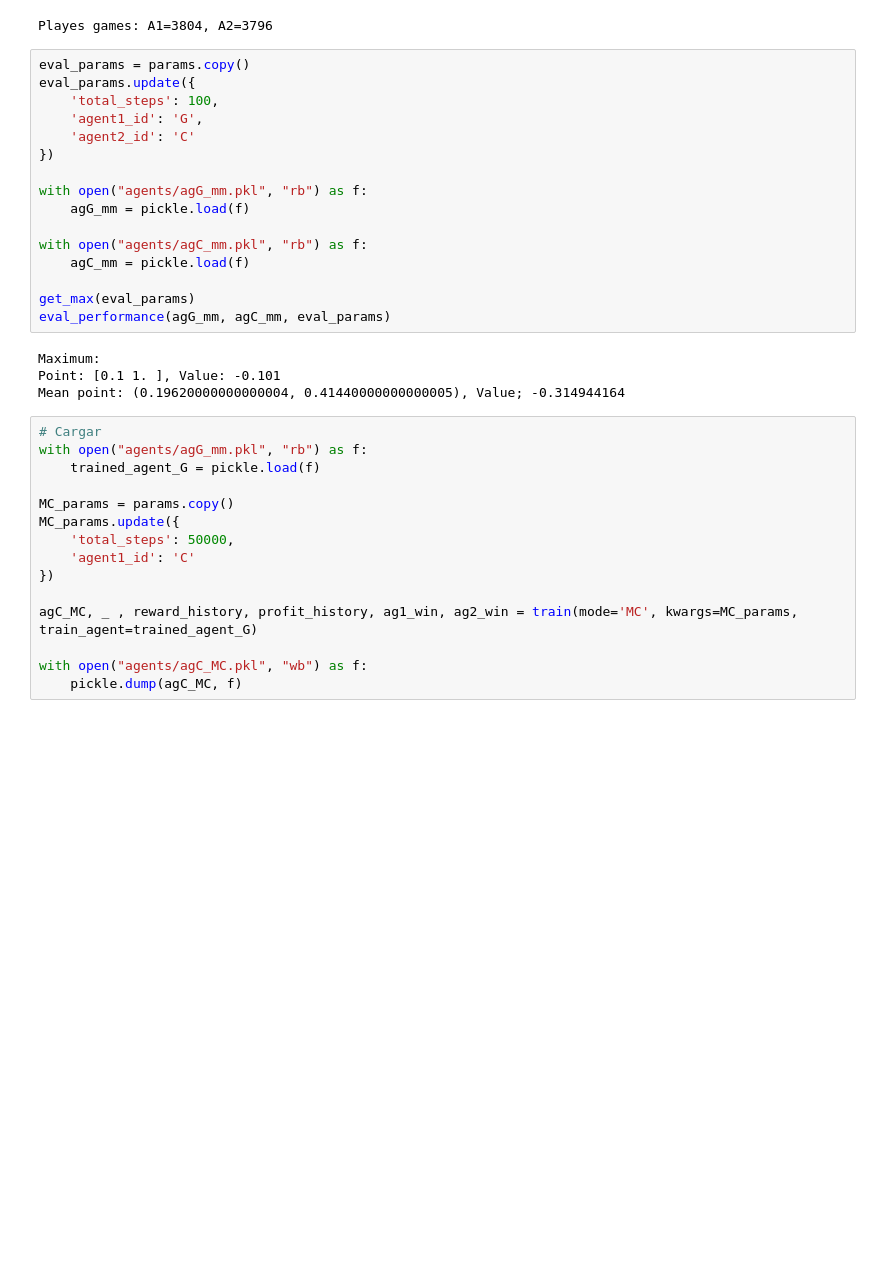
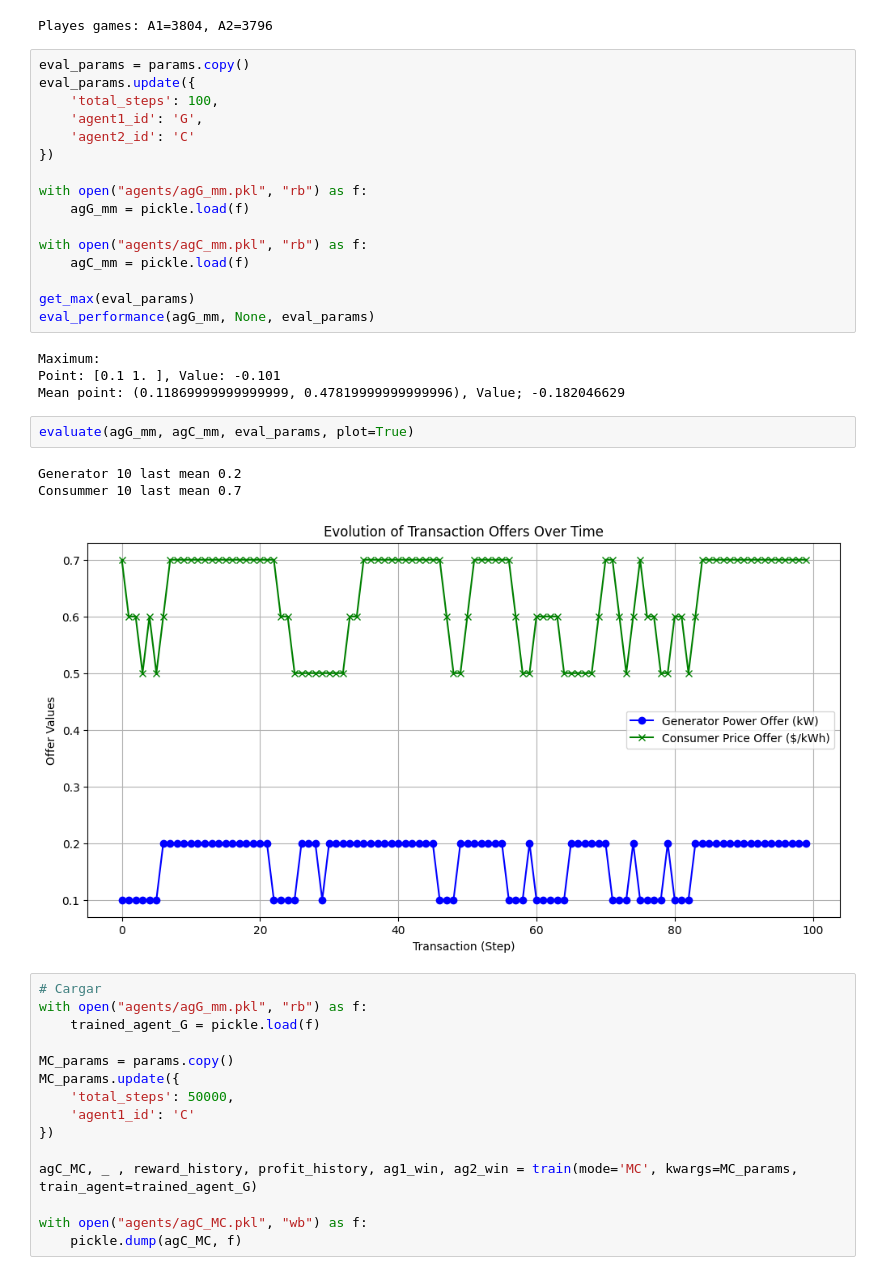
Before and after one commit to juanpabmedina/master_thesis, a Jupyter notebook: algorithms/p2p_energy_game_gpt/soccer_game_gpt.ipynb, the cells around one changed output. Saved outputs shown, nothing was run; the diff lists cells and outputs as text; blank space fills up the shorter version.

```diff
--- a/algorithms/p2p_energy_game_gpt/soccer_game_gpt.ipynb
+++ b/algorithms/p2p_energy_game_gpt/soccer_game_gpt.ipynb
@@ -109,11 +109,17 @@ with open("agents/agC_mm.pkl", "rb") as f:
     agC_mm = pickle.load(f)
 
 get_max(eval_params)
-eval_performance(agG_mm, agC_mm, eval_params)
+eval_performance(agG_mm, None, eval_params)
 # %% [output]
 Maximum:
 Point: [0.1 1. ], Value: -0.101
-Mean point: (0.19620000000000004, 0.41440000000000005), Value; -0.314944164
+Mean point: (0.11869999999999999, 0.47819999999999996), Value; -0.182046629
+# %%
+evaluate(agG_mm, agC_mm, eval_params, plot=True)
+# %% [output]
+Generator 10 last mean 0.2
+Consummer 10 last mean 0.7
+[figure, added]
 # %%
 # Cargar
 with open("agents/agG_mm.pkl", "rb") as f:
```
Also changed, not shown: parts of 3 cells of this notebook, 3 other files.
